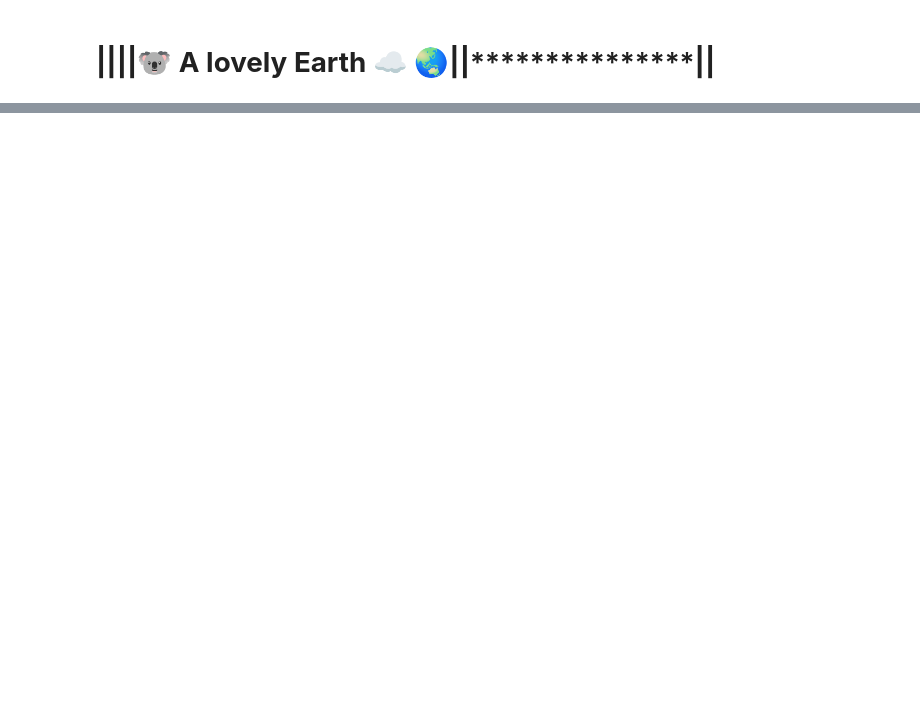
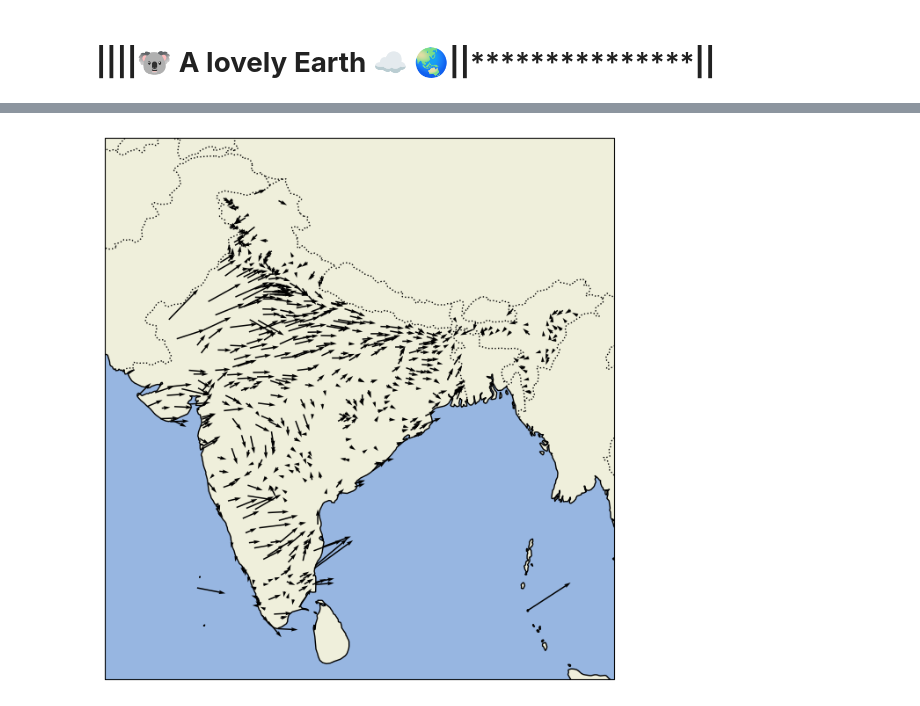
Before and after one commit to maximuu19/Kaggle-Projects, a Jupyter notebook: indian-weather-channel.ipynb, the cells around one changed output, grey strips where cells are left out. Cells and saved outputs as stored; diff of their text form; code cells hidden in the pictures; blank space fills up the shorter version.

```diff
--- a/indian-weather-channel.ipynb
+++ b/indian-weather-channel.ipynb
@@ -388,0 +394,6 @@ fig.show()
+# %%
+def meteo_to_math_wind_dir(meteo_wind_dir: float) -> float:
+    math_wind_dir = 270 - meteo_wind_dir
+    if math_wind_dir < 0:
+        math_wind_dir += 360
+    return math_wind_dir
@@ -388,0 +521,26 @@ fig.show()
+# %%
+# # Convert wind speed from km/h to m/s
+# wind_speed = wind_speed / 3.6
+
+# # Convert wind direction from degrees to radians
+# wind_dir = np.deg2rad(wind_dir)
+
+# # Calculate the u and v components of the wind vectors
+# u = -wind_speed * np.sin(wind_dir)
+# v = -wind_speed * np.cos(wind_dir)
+
+import cartopy.crs as ccrs
+import cartopy.feature as cfeature
+
+# Create the quiver plot over the Indian map
+fig = plt.figure(figsize=(10, 8))
+ax = fig.add_subplot(1, 1, 1, projection=ccrs.PlateCarree())
+ax.set_extent([67, 98, 5, 38], crs=ccrs.PlateCarree())
+ax.add_feature(cfeature.LAND)
+ax.add_feature(cfeature.OCEAN)
+ax.add_feature(cfeature.COASTLINE)
+ax.add_feature(cfeature.BORDERS, linestyle=':')
+ax.quiver(lon, lat, u, v)
+plt.show()
+# %% [output]
+[figure, added]
```
Also changed, not shown: parts of 40 cells of this notebook.
